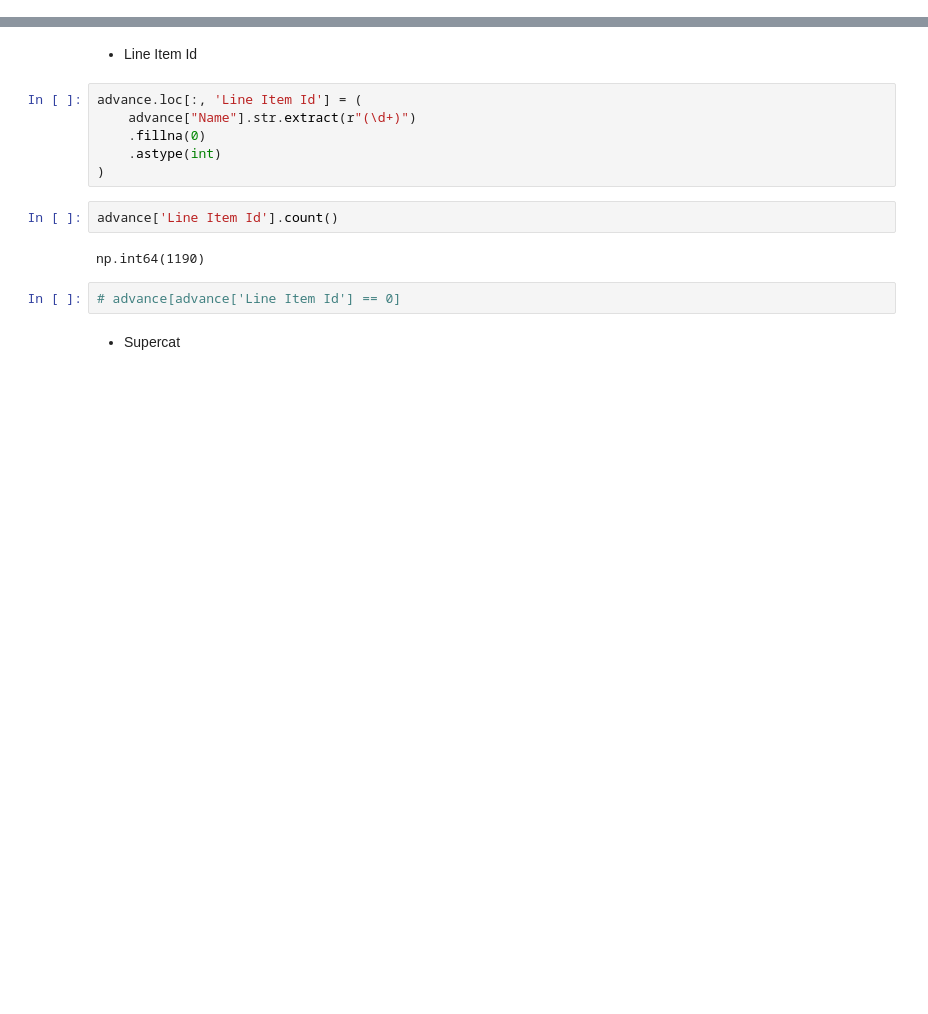
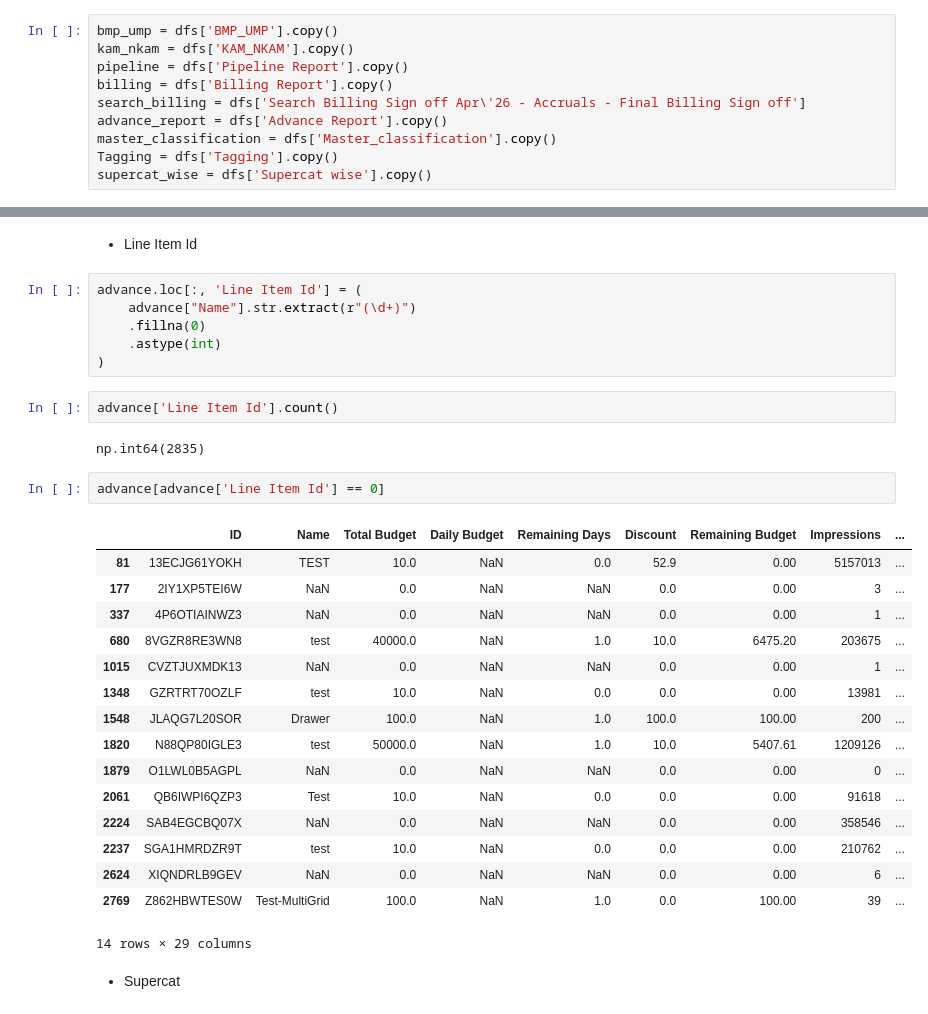
Before and after one commit to Srihari99Prathapaneni/Data_Analysis_2026, a Jupyter notebook: Display/Display_Allocation.ipynb, the cells around one changed output, grey strips where cells are left out. Cells and saved outputs as stored; diff of their text form; blank space fills up the shorter version.

```diff
--- a/Display/Display_Allocation.ipynb
+++ b/Display/Display_Allocation.ipynb
@@ -23,0 +6,10 @@ supercat_wise = pd.read_excel(r"G:\.shortcut-targets-by-id\1NZJpN1JTQGJpoUL9k1WH
+# %%
+bmp_ump = dfs['BMP_UMP'].copy()
+kam_nkam = dfs['KAM_NKAM'].copy()
+pipeline = dfs['Pipeline Report'].copy()
+billing = dfs['Billing Report'].copy()
+search_billing = dfs['Search Billing Sign off Apr\'26 - Accruals - Final Billing Sign off']
+advance_report = dfs['Advance Report'].copy()
+master_classification = dfs['Master_classification'].copy()
+Tagging = dfs['Tagging'].copy()
+supercat_wise = dfs['Supercat wise'].copy()
@@ -528,9 +543,26 @@ advance.loc[:, 'Line Item Id'] = (
 # %%
 advance['Line Item Id'].count()
 # %% [output]
-np.int64(1190)
+np.int64(2835)
 # %%
-# advance[advance['Line Item Id'] == 0]
+advance[advance['Line Item Id'] == 0]
+# %% [output]
+|  | ID | Name | Total Budget | Daily Budget | Remaining Days | Discount | Remaining Budget | Impressions | ... |
+| 81 | 13ECJG61YOKH | TEST | 10.0 | NaN | 0.0 | 52.9 | 0.00 | 5157013 | ... |
+| 177 | 2IY1XP5TEI6W | NaN | 0.0 | NaN | NaN | 0.0 | 0.00 | 3 | ... |
+| 337 | 4P6OTIAINWZ3 | NaN | 0.0 | NaN | NaN | 0.0 | 0.00 | 1 | ... |
+| 680 | 8VGZR8RE3WN8 | test | 40000.0 | NaN | 1.0 | 10.0 | 6475.20 | 203675 | ... |
+| 1015 | CVZTJUXMDK13 | NaN | 0.0 | NaN | NaN | 0.0 | 0.00 | 1 | ... |
+| 1348 | GZRTRT70OZLF | test | 10.0 | NaN | 0.0 | 0.0 | 0.00 | 13981 | ... |
+| 1548 | JLAQG7L20SOR | Drawer | 100.0 | NaN | 1.0 | 100.0 | 100.00 | 200 | ... |
+| 1820 | N88QP80IGLE3 | test | 50000.0 | NaN | 1.0 | 10.0 | 5407.61 | 1209126 | ... |
+| 1879 | O1LWL0B5AGPL | NaN | 0.0 | NaN | NaN | 0.0 | 0.00 | 0 | ... |
+| 2061 | QB6IWPI6QZP3 | Test | 10.0 | NaN | 0.0 | 0.0 | 0.00 | 91618 | ... |
+| 2224 | SAB4EGCBQ07X | NaN | 0.0 | NaN | NaN | 0.0 | 0.00 | 358546 | ... |
+| 2237 | SGA1HMRDZR9T | test | 10.0 | NaN | 0.0 | 0.0 | 0.00 | 210762 | ... |
+| 2624 | XIQNDRLB9GEV | NaN | 0.0 | NaN | NaN | 0.0 | 0.00 | 6 | ... |
+| 2769 | Z862HBWTES0W | Test-MultiGrid | 100.0 | NaN | 1.0 | 0.0 | 100.00 | 39 | ... |
+14 rows × 29 columns
 # %% [markdown]
 - Supercat
 # %%
```
Also changed, not shown: parts of 78 cells of this notebook.
